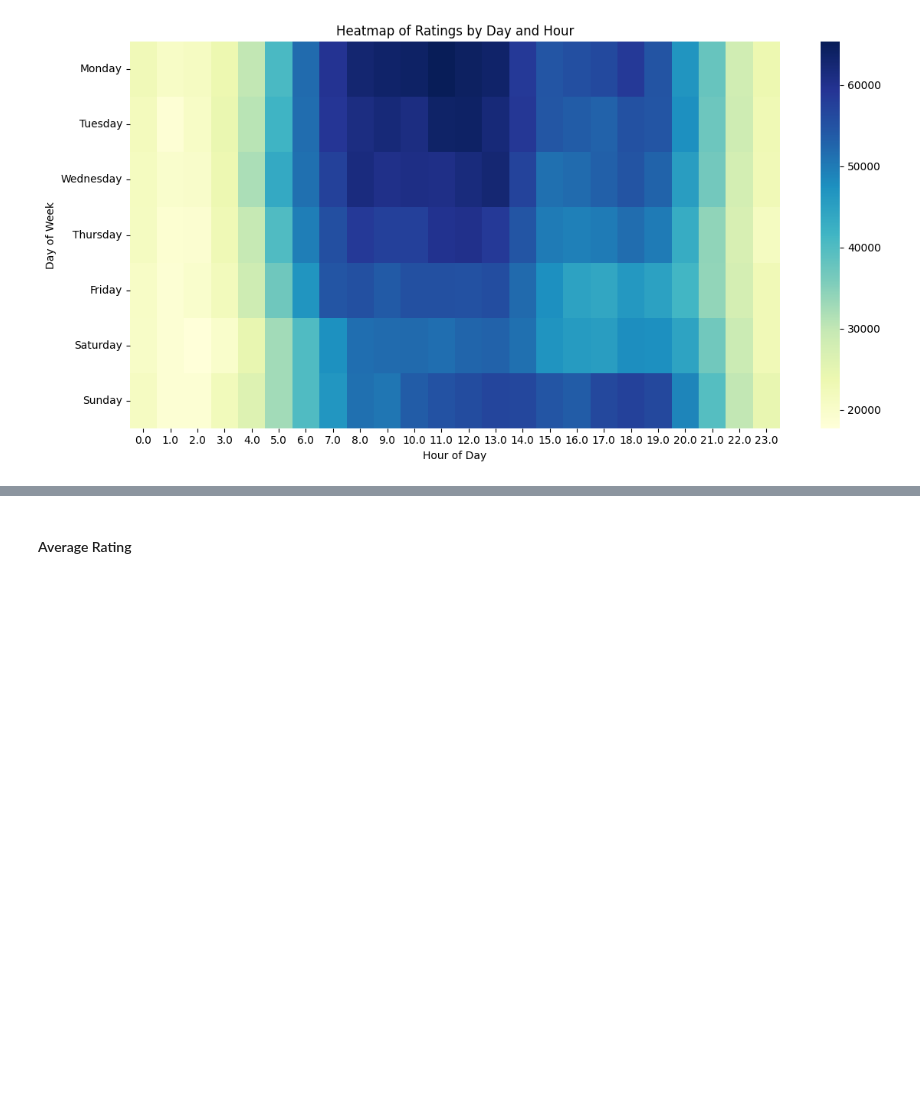
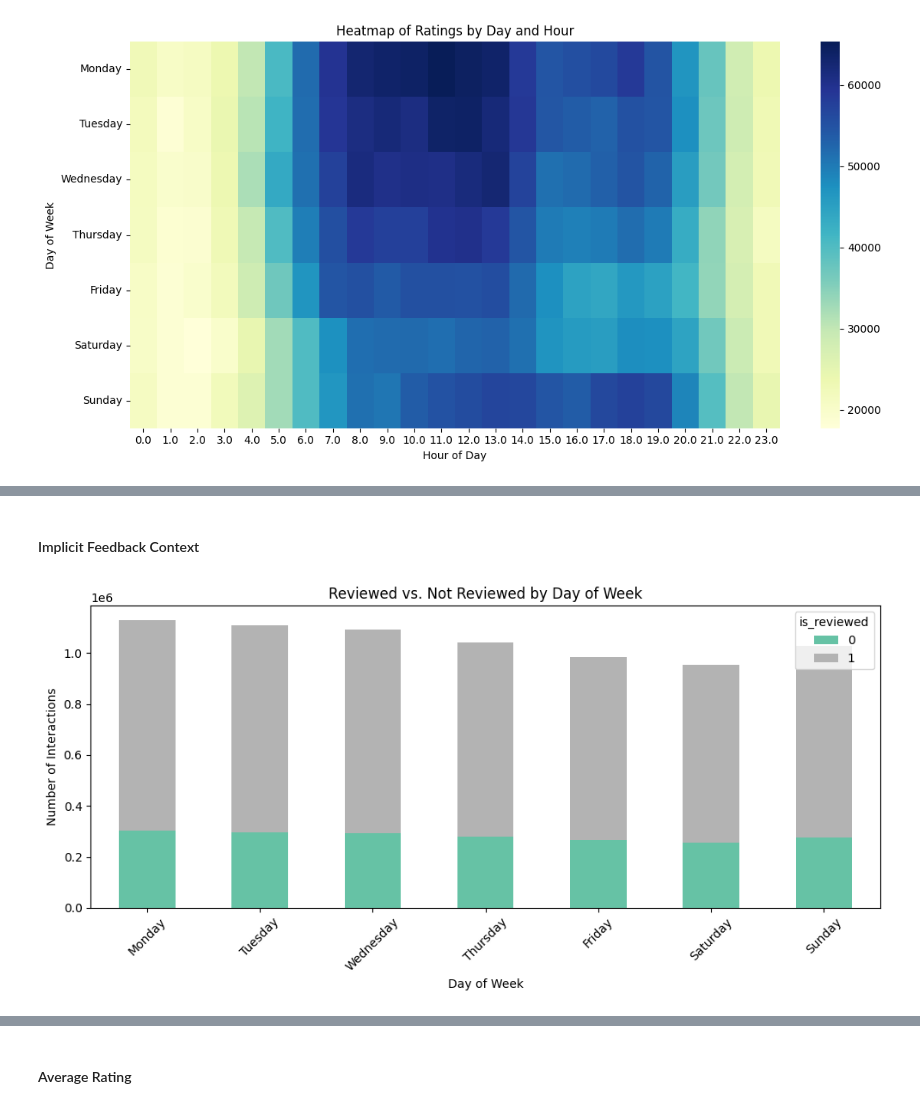
Before and after one commit to Matzmuda4/Goodreads-Recommender-Solution, a Jupyter notebook: EDA.ipynb, the cells around one changed output, grey strips where cells are left out. Drawn from its saved outputs; the diff is of its cells as text; code cells hidden in the pictures; blank space fills up the shorter version.

```diff
--- a/EDA.ipynb
+++ b/EDA.ipynb
@@ -562,0 +581,8 @@ ratings_df.head()
+# %%
+# Correct datetime parsing (already done)
+date_format = '%a %b %d %H:%M:%S %z %Y'
+ratings_df['date_added'] = pd.to_datetime(ratings_df['date_added'], format=date_format, errors='coerce')
+
+# Extract weekday
+ratings_df['day_of_week'] = ratings_df['date_added'].dt.day_name()
+ratings_df['day_of_month'] = ratings_df['date_added'].dt.month
@@ -650,0 +701,16 @@ plt.show()
+# %% [markdown]
+#### Implicit Feedback Context
+# %%
+ratings_df['weekday'] = ratings_df['date_added'].dt.day_name()
+review_heatmap = ratings_df.groupby(['weekday', 'is_reviewed']).size().unstack(fill_value=0)
+review_heatmap = review_heatmap.reindex(['Monday', 'Tuesday', 'Wednesday', 'Thursday', 'Friday', 'Saturday', 'Sunday'])
+
+review_heatmap.plot(kind='bar', stacked=True, figsize=(10, 5), colormap='Set2')
+plt.title('Reviewed vs. Not Reviewed by Day of Week')
+plt.xlabel('Day of Week')
+plt.ylabel('Number of Interactions')
+plt.xticks(rotation=45)
+plt.tight_layout()
+plt.show()
+# %% [output]
+[figure, added]
```
Also changed, not shown: parts of 65 cells of this notebook.
